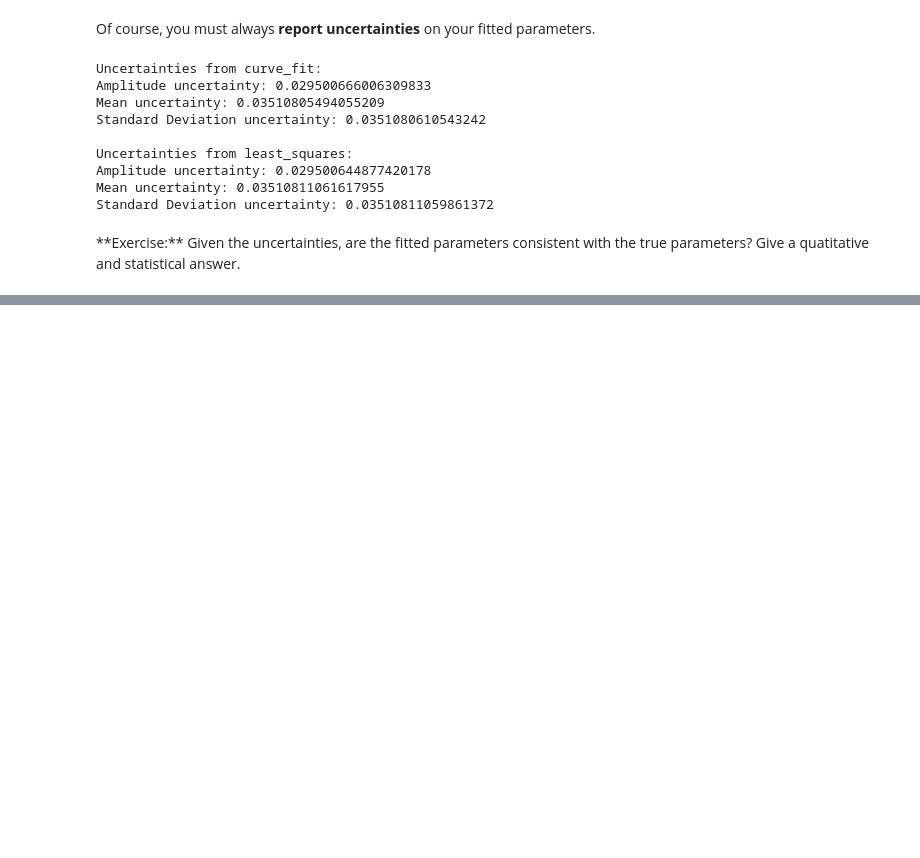
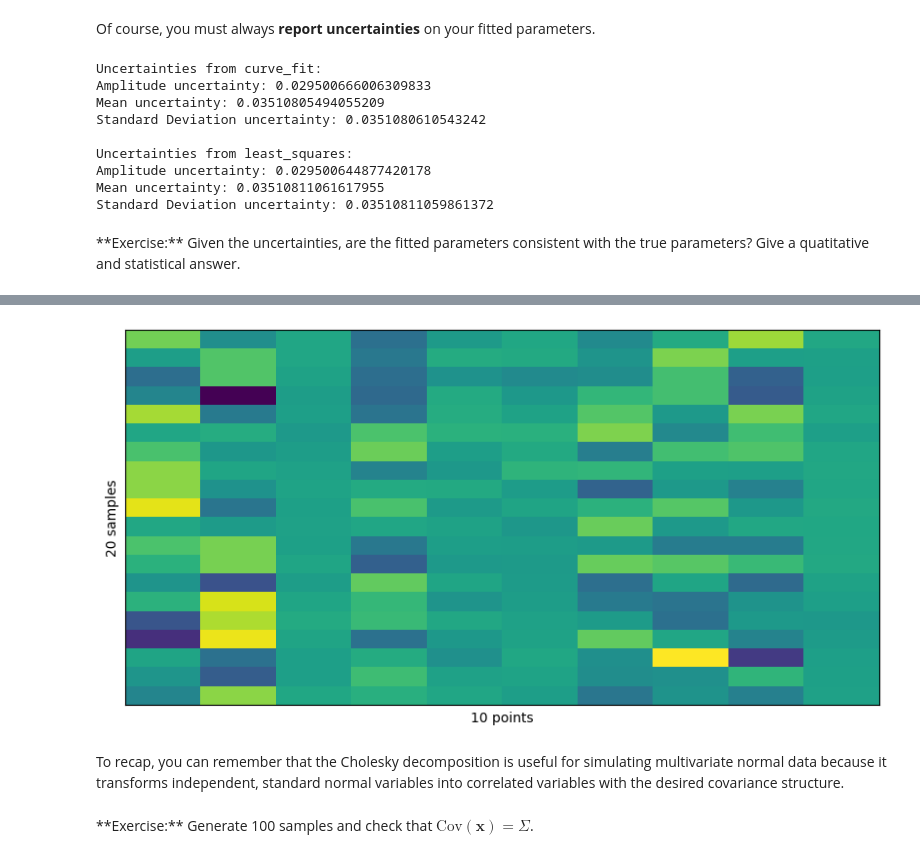
Before and after one commit to borisbolliet/ResearchComputing, a Jupyter notebook: docs/material/part11/notebook.ipynb, the cells around one changed output, grey strips where cells are left out. Drawn from its saved outputs; the diff is of its cells as text; code cells hidden in the pictures; blank space fills up the shorter version.

```diff
--- a/docs/material/part11/notebook.ipynb
+++ b/docs/material/part11/notebook.ipynb
@@ -1044,0 +1195,14 @@ Standard Deviation uncertainty: 0.03510811059861372
+# %%
+import pandas as pd
+# Compute Cholesky decomposition of covariance matrix
+L = scipy.linalg.cholesky(covmat)
+
+# Generate 20 independent standard normal samples
+n = covmat.shape[0]
+z = np.random.standard_normal((n, 20))
+
+# Transform to correlated samples using Cholesky factor
+x = L @ z
+
+# Convert correlated samples to DataFrame
+df = pd.DataFrame(x.T)
@@ -1044,0 +1218,17 @@ Standard Deviation uncertainty: 0.03510811059861372
+# %%
+# Plot the DataFrame using imshow
+plt.figure(figsize=(10, 5))
+plt.imshow(df, aspect='auto', cmap='viridis')
+
+plt.xlabel("10 points")
+plt.ylabel("20 samples")
+_ = plt.xticks([])
+_ = plt.yticks([])
+# %% [output]
+[figure, added]
+# %% [markdown]
+To recap, you can remember that the Cholesky decomposition is useful for simulating multivariate normal data because it transforms independent, standard normal variables into correlated variables with the desired covariance structure.
+# %% [markdown]
+<div class="exercise-box">
+**Exercise:** Generate 100 samples and check that $\text{Cov}(\mathbf{x}) = \Sigma$.
+</div>
```
Also changed, not shown: parts of 33 cells of this notebook, 3 other files.
